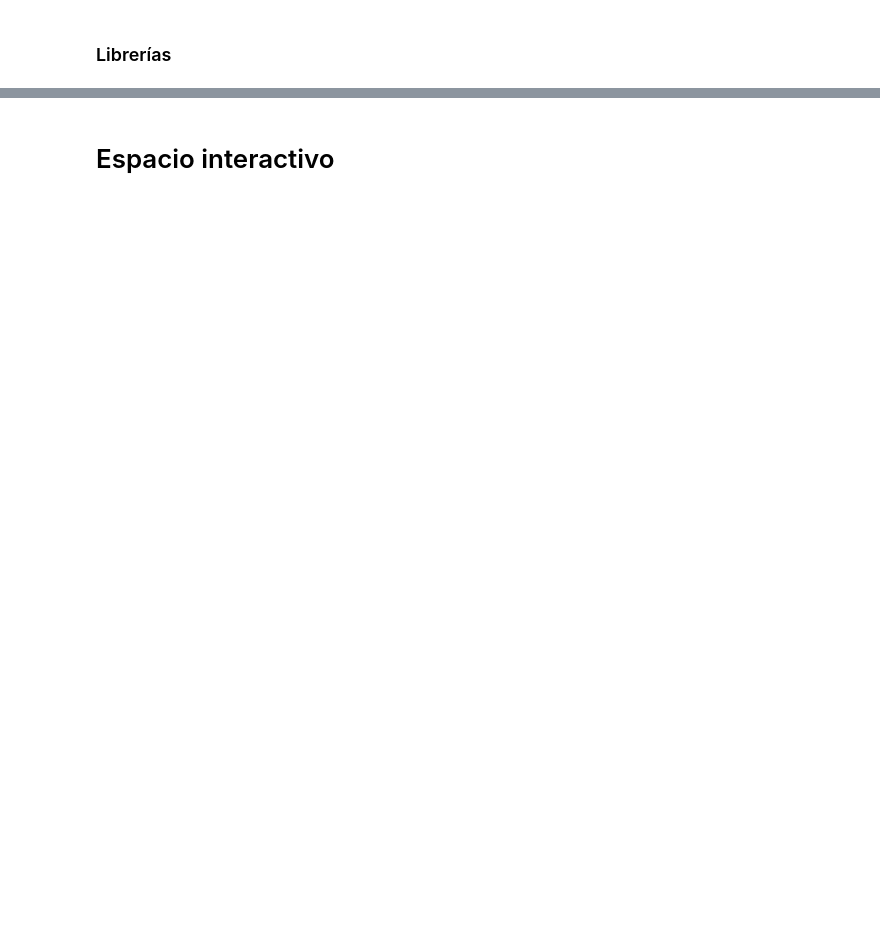
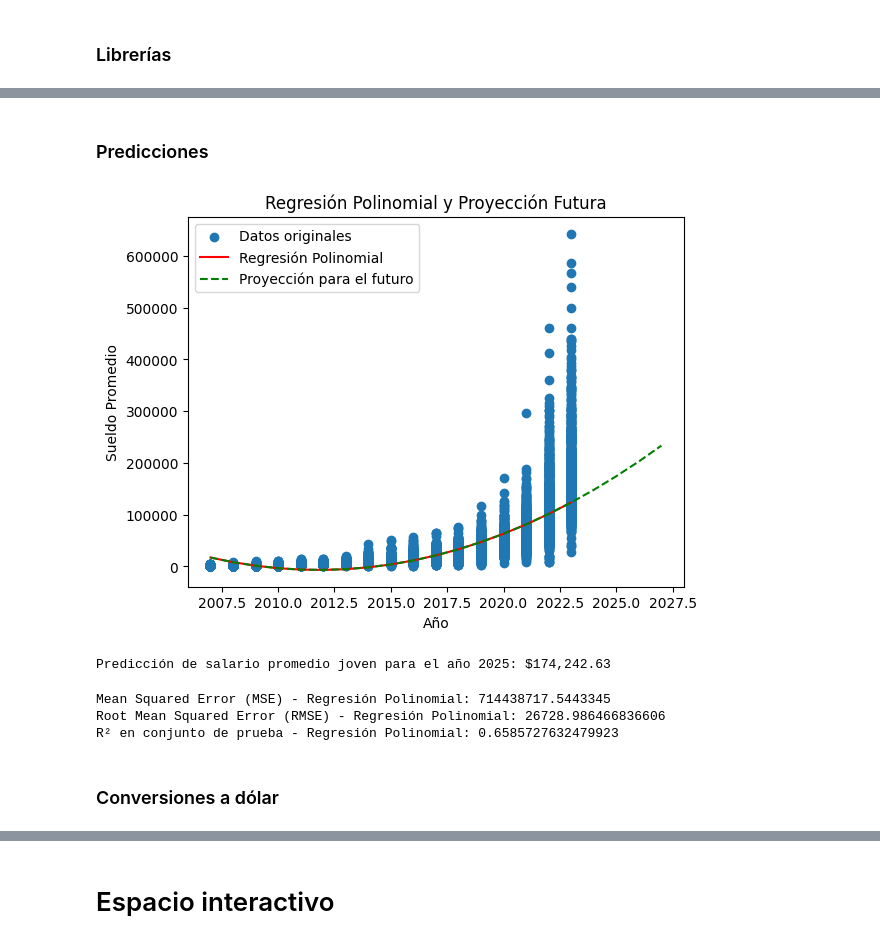
Before and after one commit to IlledNacu/TP2mate3, a Jupyter notebook: TP_SalarioJoven.ipynb, the cells around one changed output, grey strips where cells are left out. Drawn from its saved outputs; the diff is of its cells as text; code cells hidden in the pictures; blank space fills up the shorter version.

```diff
--- a/TP_SalarioJoven.ipynb
+++ b/TP_SalarioJoven.ipynb
@@ -71,3 +176,76 @@ Referencias de cada sector:
+# %% [markdown]
+### Predicciones
+# %%
+from sklearn.preprocessing import PolynomialFeatures
+from sklearn.pipeline import make_pipeline
+from sklearn.linear_model import LinearRegression
+from sklearn.model_selection import train_test_split
+from sklearn.metrics import mean_squared_error, r2_score
+
+
+# Supongamos que 'X' son tus características y 'y' es la variable objetivo
+X = dfSalarios[['Año']].values  # Ajusta las características según tu conjunto de datos
+y = dfSalarios['Sueldo Promedio'].values  # Ajusta la variable objetivo según tu conjunto de datos
+
+# Divide los datos en conjuntos de entrenamiento y prueba (80% entrenamiento, 20% prueba)
+X_train, X_test, y_train, y_test = train_test_split(X, y, test_size=0.2, random_state=42)
+
+# Grado del polinomio (ajusta según tus necesidades)
+grado_polinomio = 2
+
+# Crea el modelo de regresión polinomial
+modelo_polinomial = make_pipeline(PolynomialFeatures(degree=grado_polinomio), LinearRegression())
+
+# Ajusta el modelo en todo el conjunto de datos
+modelo_polinomial.fit(X, y)
+
+# Predice el salario para los datos originales
+y_pred = modelo_polinomial.predict(X)
+
+# Predice el salario para valores de año futuro (para graficar la proyección)
+años_futuros = np.arange(X.min(), X.max() + 5).reshape(-1, 1)  # proyección para 5 años adicionales
+y_pred_futuro = modelo_polinomial.predict(años_futuros)
+
+# Grafica los datos originales y la regresión polinomial
+plt.scatter(X, y, label='Datos originales')
+plt.plot(X, y_pred, label='Regresión Polinomial', color='red')
+plt.plot(años_futuros, y_pred_futuro, label='Proyección para el futuro', linestyle='--', color='green')
+plt.xlabel('Año')
+plt.ylabel('Sueldo Promedio')
+plt.title('Regresión Polinomial y Proyección Futura')
+plt.legend()
+plt.show()
+
+# Prevé el salario para el próximo año (ajusta el año según tus necesidades)
+anio = input("Año que desea predecir:")  # por ejemplo, el próximo año después del último año en tus datos
+sueldo_proximo_anio = modelo_polinomial.predict([[anio]])
+
+print(f"Predicción de salario promedio joven para el año {anio}: ${sueldo_proximo_anio[0]:,.2f}")
+# %% [output]
+[figure, added]
+Predicción de salario promedio joven para el año 2025: $174,242.63
+# %%
+# Ajusta el modelo en el conjunto de entrenamiento
+modelo_polinomial.fit(X_train, y_train)
+
+# Realiza predicciones en el conjunto de prueba
+y_pred_polinomial = modelo_polinomial.predict(X_test)
+
+# Calcula métricas de evaluación
+mse_polinomial = mean_squared_error(y_test, y_pred_polinomial)
+rmse_polinomial = np.sqrt(mse_polinomial)
+r2_polinomial = r2_score(y_test, y_pred_polinomial)
+
+# Imprime las métricas
+print("Mean Squared Error (MSE) - Regresión Polinomial:", mse_polinomial)
+print("Root Mean Squared Error (RMSE) - Regresión Polinomial:", rmse_polinomial)
+print("R² en conjunto de prueba - Regresión Polinomial:", r2_polinomial)
+# %% [output]
+Mean Squared Error (MSE) - Regresión Polinomial: 714438717.5443345
+Root Mean Squared Error (RMSE) - Regresión Polinomial: 26728.986466836606
+R² en conjunto de prueba - Regresión Polinomial: 0.6585727632479923
+# %% [markdown]
+### Conversiones a dólar
 # %%
 # Construimos una función para generar un promedio por mes de cada año de la conversión del dólar oficial y dólar blue
 def calcular_tasa_promedio_mensual(csv_file, _encoding):
```
Also changed, not shown: parts of 30 cells of this notebook.
